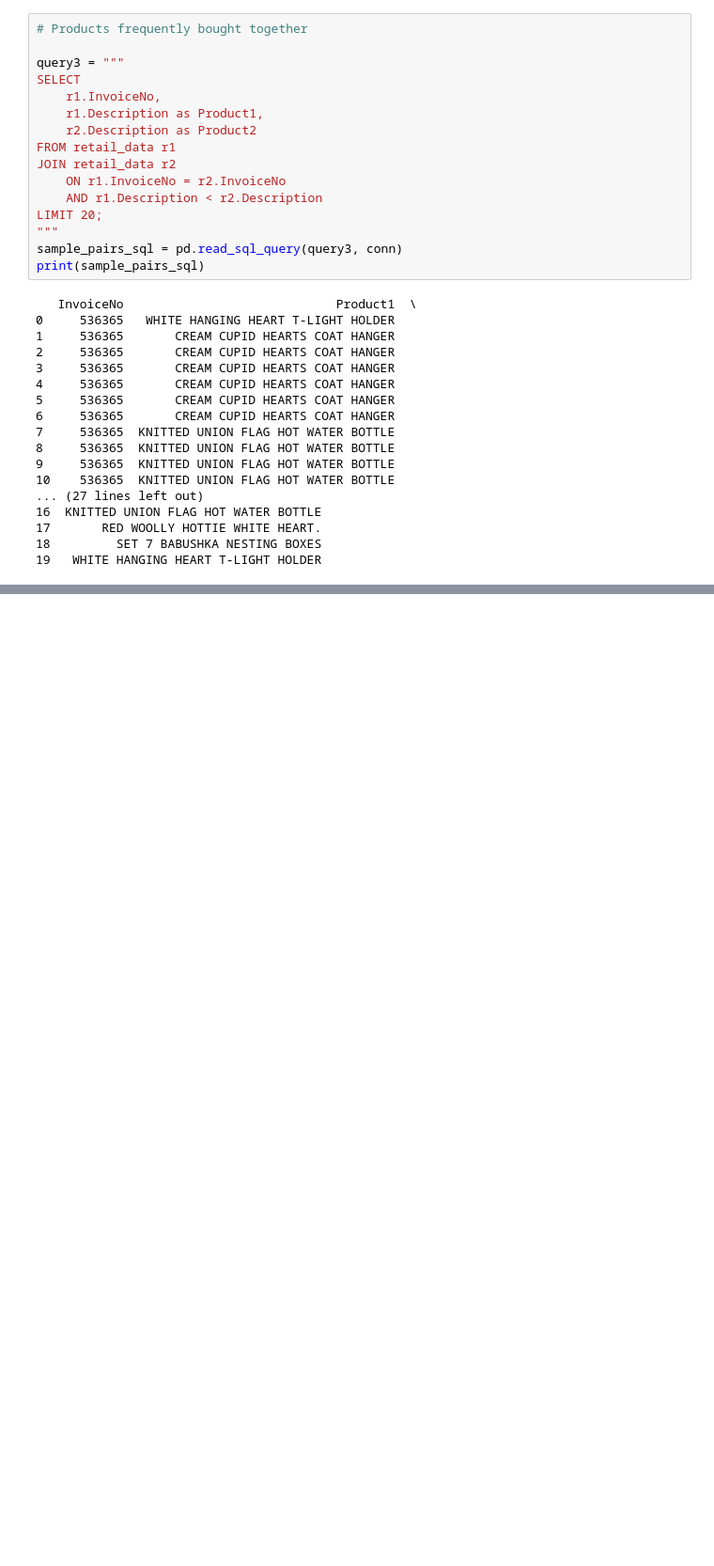
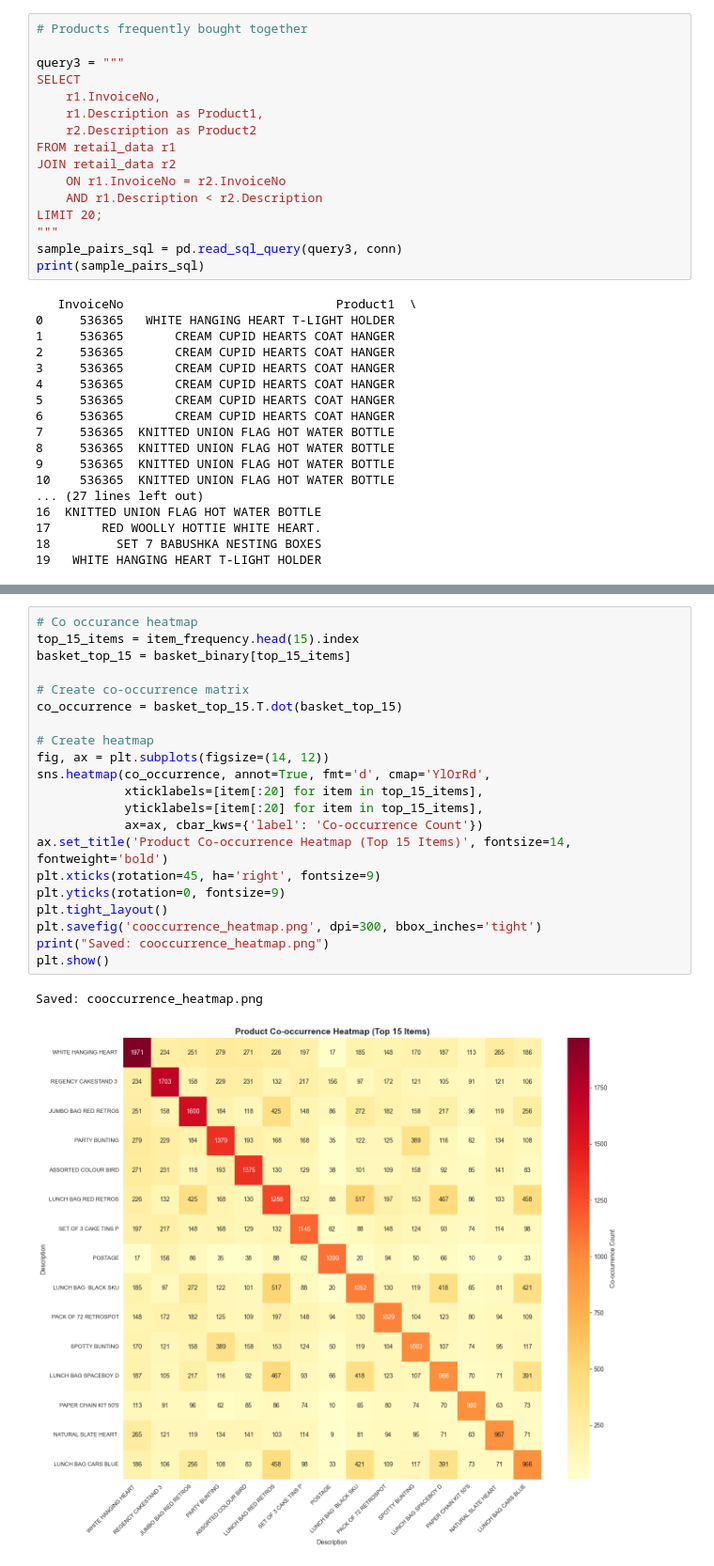
Before and after one commit to benjaminmoizer/Market-Association-Analysis, a Jupyter notebook: Analysis.ipynb, the cells around one changed output, grey strips where cells are left out. Shown at 94% size. Cells and saved outputs as stored; diff of their text form; blank space fills up the shorter version.

```diff
--- a/Analysis.ipynb
+++ b/Analysis.ipynb
@@ -274,0 +333,24 @@ print(pairs_df.head(20))
+# %%
+# Co occurance heatmap
+top_15_items = item_frequency.head(15).index
+basket_top_15 = basket_binary[top_15_items]
+
+# Create co-occurrence matrix
+co_occurrence = basket_top_15.T.dot(basket_top_15)
+
+# Create heatmap
+fig, ax = plt.subplots(figsize=(14, 12))
+sns.heatmap(co_occurrence, annot=True, fmt='d', cmap='YlOrRd',
+            xticklabels=[item[:20] for item in top_15_items],
+            yticklabels=[item[:20] for item in top_15_items],
+            ax=ax, cbar_kws={'label': 'Co-occurrence Count'})
+ax.set_title('Product Co-occurrence Heatmap (Top 15 Items)', fontsize=14, fontweight='bold')
+plt.xticks(rotation=45, ha='right', fontsize=9)
+plt.yticks(rotation=0, fontsize=9)
+plt.tight_layout()
+plt.savefig('cooccurrence_heatmap.png', dpi=300, bbox_inches='tight')
+print("Saved: cooccurrence_heatmap.png")
+plt.show()
+# %% [output]
+Saved: cooccurrence_heatmap.png
+[figure, added]
```
Also changed, not shown: parts of 4 cells of this notebook, 8 other files.
